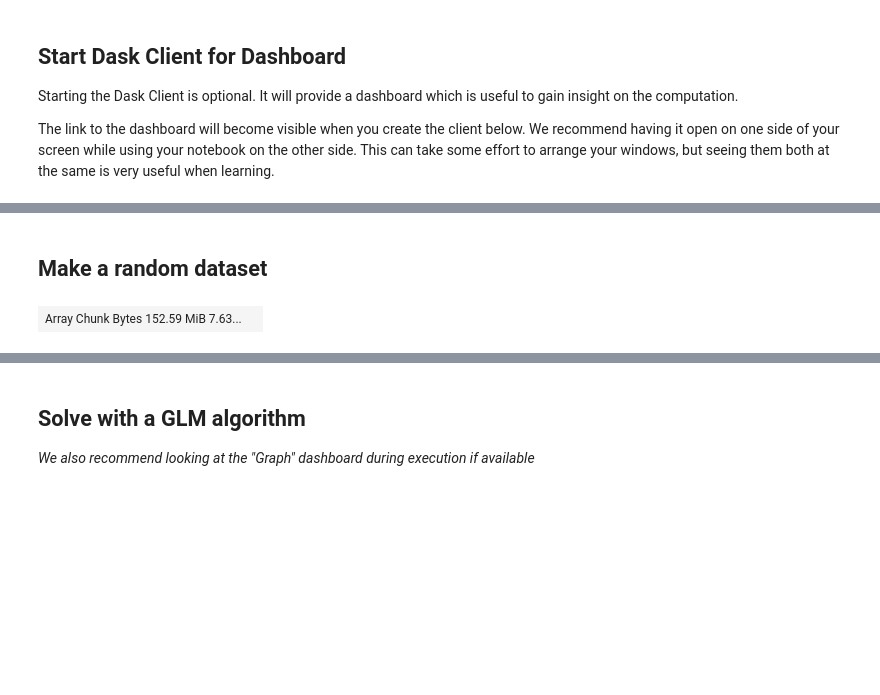
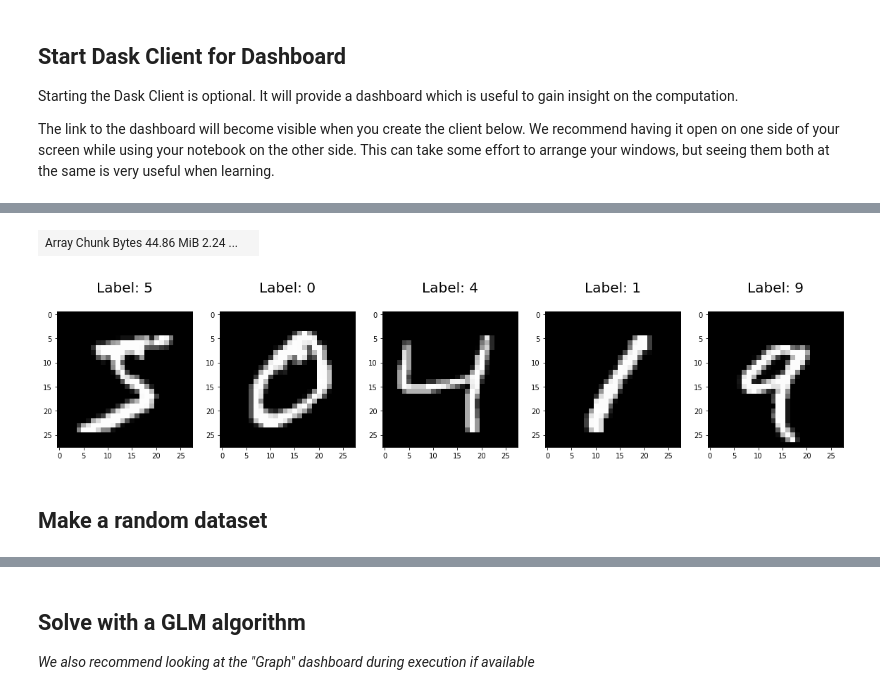
Before and after one commit to dddlab/dask-examples, a Jupyter notebook: glm.ipynb, the cells around one changed output, grey strips where cells are left out. Saved outputs shown, nothing was run; the diff lists cells and outputs as text; code cells hidden in the pictures; blank space fills up the shorter version.

```diff
--- a/glm.ipynb
+++ b/glm.ipynb
@@ -43,10 +45,27 @@ Worker: 0
+# %%
+from idx2numpy import convert_from_file
+import dask.array as da
+
+tr_img = da.from_array(convert_from_file('mnist-training-images').reshape((60000, 784)), chunks=(3000, 784))
+tr_lab = da.from_array(convert_from_file('mnist-training-labels'), chunks=(3000))
+ts_img = da.from_array(convert_from_file('mnist-test-images').reshape((10000, 784)), chunks=(1000, 784))
+ts_lab = da.from_array(convert_from_file('mnist-test-labels'), chunks=(1000))
+# %%
+tr_img
+# %% [output]
+| Array Chunk Bytes 44.86 MiB 2.24 ... |  |
+# %%
+import numpy as np
+import matplotlib.pyplot as plt
+
+plt.figure(figsize=(20,4))
+for index, (image, label) in enumerate(zip(tr_img[0:5], tr_lab[0:5])):
+    plt.subplot(1, 5, index + 1)
+    plt.imshow(da.reshape(image, (28,28)), cmap=plt.cm.gray)
+    plt.title('Label: %i\n' % label, fontsize = 20)
+# %% [output]
+[figure, added]
 # %% [markdown]
 ## Make a random dataset
-# %%
-from dask_glm.datasets import make_regression
-X, y = make_regression(n_samples=200000, n_features=100, n_informative=5, chunksize=10000)
-X
-# %% [output]
-| Array Chunk Bytes 152.59 MiB 7.63... |  |
 # %%
 import dask
```
Also changed, not shown: parts of 9 cells of this notebook, 5 other files.
